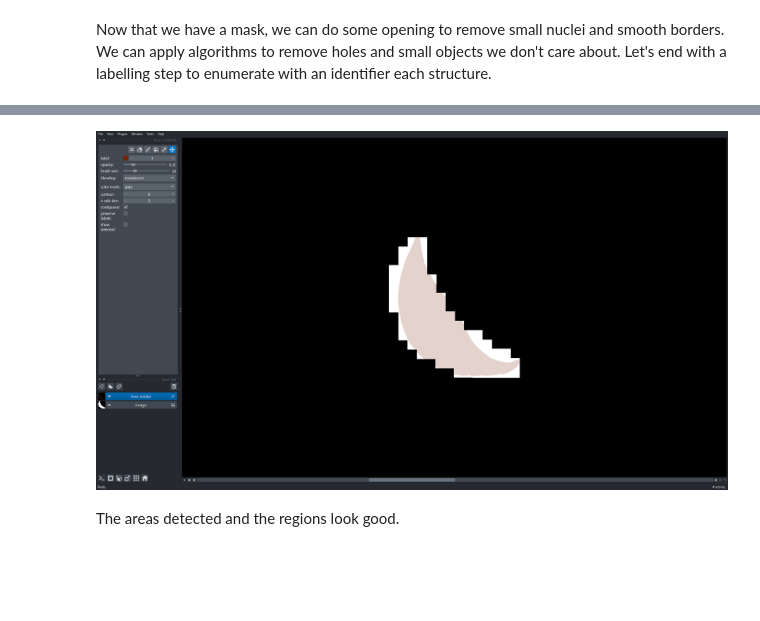
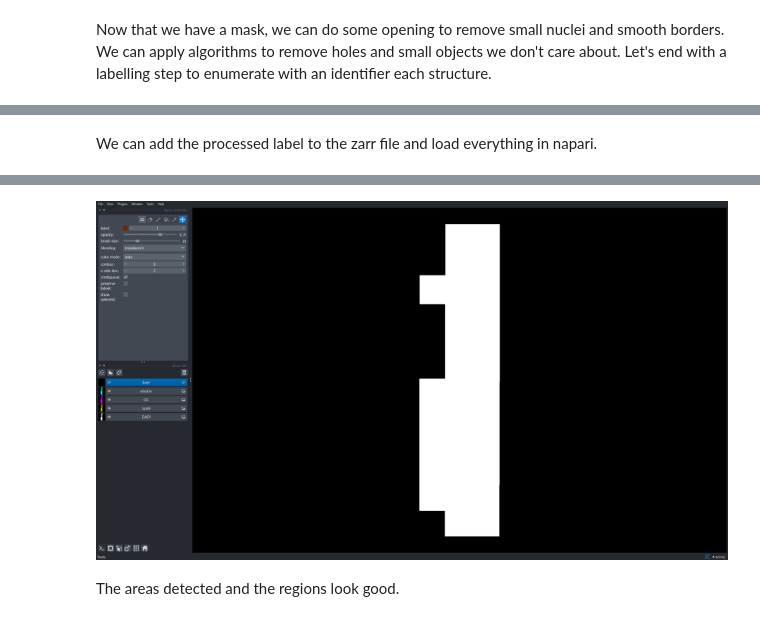
Before and after one commit to acorbat/gulliver, a Jupyter notebook: notebooks/liver_segmentation.ipynb, the cells around one changed output, grey strips where cells are left out. Drawn from its saved outputs; the diff is of its cells as text; code cells hidden in the pictures; blank space fills up the shorter version.

Commit message:
Updated liver segmentation notebook

```diff
--- a/notebooks/liver_segmentation.ipynb
+++ b/notebooks/liver_segmentation.ipynb
@@ -22,5 +21,5 @@ First we should choose the image file, select the scene and load the array.
 # %%
-DATA_DIR = Path("../data/Ndr better settings_2.czi")
+DATA_DIR = Path("../data/1-4 10x.czi")
 # %%
 image = get_image(DATA_DIR, 0)
 # %% [markdown]
@@ -52,0 +54,2 @@ for area in areas:
+# %% [markdown]
+We can add the processed label to the zarr file and load everything in napari.
@@ -54,8 +59,7 @@ for area in areas:
 import napari
 
 viewer = napari.Viewer()
-viewer.add_image(image["DAPI"]["image"])
-viewer.add_labels(liver_masks, opacity=0.2)
+viewer.open(DATA_DIR.with_suffix(".zarr"), plugin="napari-ome-zarr")
 napari.utils.nbscreenshot(viewer)
 # %% [output]
 WARNING: DirectWrite: CreateFontFaceFromHDC() failed (Indicates an error in an input file such as a font file.) for QFontDef(Family="", pointsize=12, pixelsize=16, styleHint=5, weight=50, stretch=100, ...
@@ -63,3 +68,3 @@ WARNING: DirectWrite: CreateFontFaceFromHDC() failed (Indicates an error in an i
-[figure, old version]
+[figure, new version]
 # %% [markdown]
 The areas detected and the regions look good.
```
Also changed, not shown: parts of 11 cells of this notebook.
